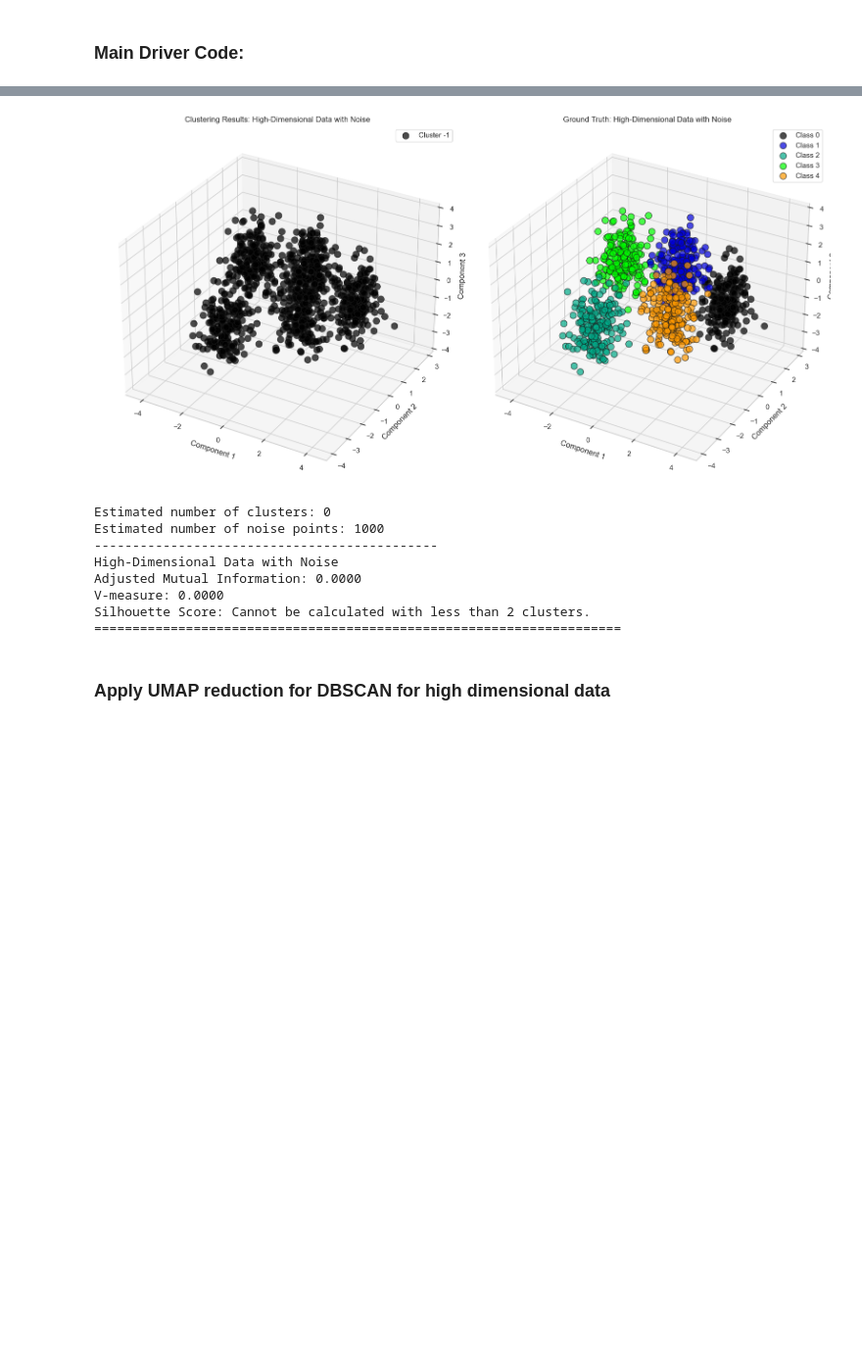
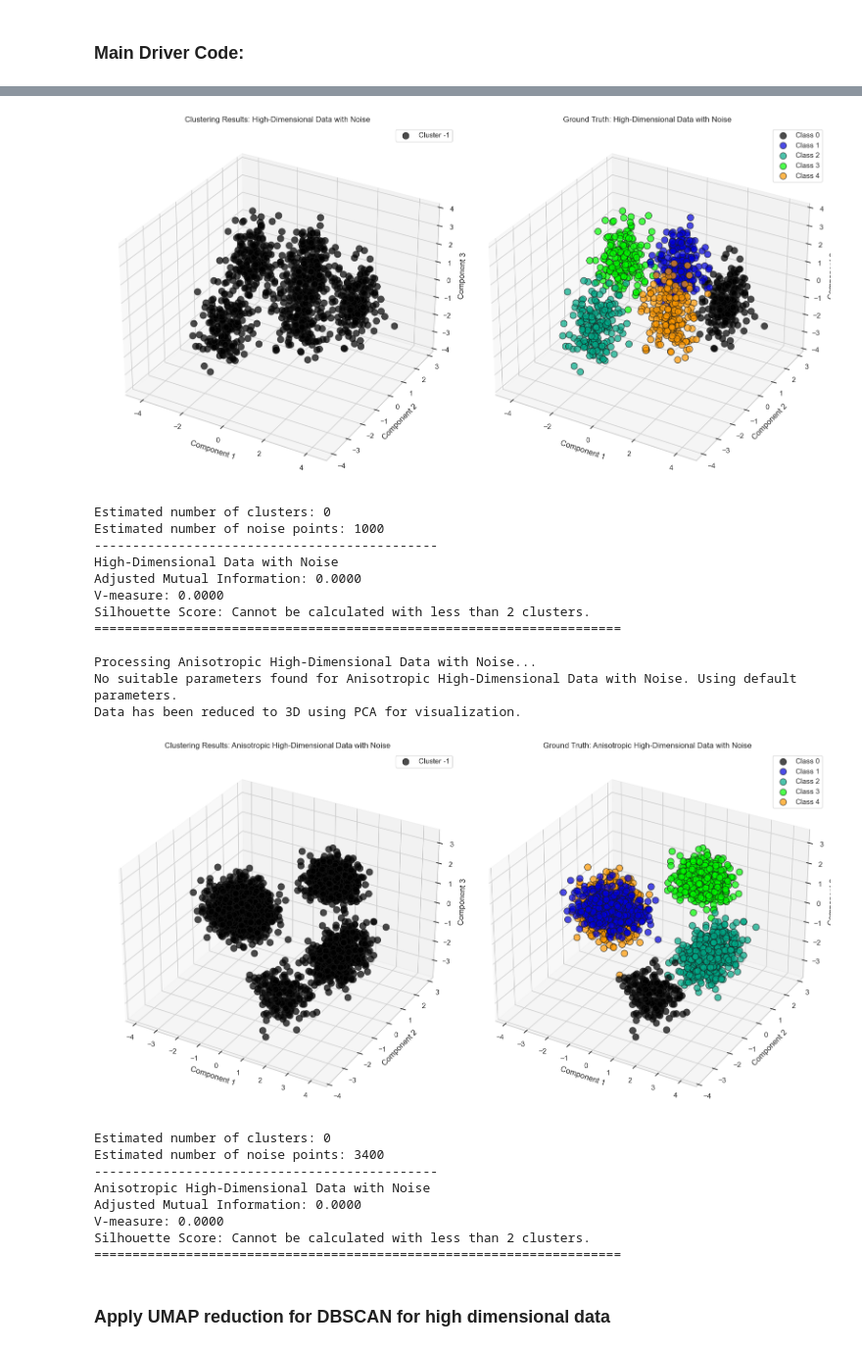
Before and after one commit to nalin0503/SC4020-DA-M, a Jupyter notebook: dbscan.ipynb, the cells around one changed output, grey strips where cells are left out. Shown at 98% size. Saved outputs shown, nothing was run; the diff lists cells and outputs as text; code cells hidden in the pictures; blank space fills up the shorter version.

Commit message:
Final changes, anisotropic high dim cases for density clustering

```diff
--- a/dbscan.ipynb
+++ b/dbscan.ipynb
@@ -85,8 +85,8 @@ datasets = [
     ('anisotropic_blobs.csv', {}, 'Anisotropic Gaussian Blobs'),
     ('moons_circles.csv', {}, 'Moons and Circles'),
     ('overlapping_clusters.csv', {}, 'Overlapping Clusters'),
-    ('high_dimensional_data.csv', {}, 'High-Dimensional Data with Noise')
-]
+    ('high_dimensional_data.csv', {}, 'High-Dimensional Data with Noise'),
+    ('anisotropic_high_dimensional_data3.csv', {}, 'Anisotropic High-Dimensional Data with Noise')] # additional dataset for Density based algorithms
 # %% [markdown]
 ### Main Driver Code:
 # %%
@@ -112,6 +112,9 @@ for filename, params, title in datasets:
     elif title == 'High-Dimensional Data with Noise':
         eps_values = np.linspace(0.5, 5.0, 10)
         min_samples_values = range(2, 30, 4)
+    elif title == 'Anisotropic High-Dimensional Data with Noise': # Additional
+        eps_values = np.linspace(0.5, 5.0, 10)
+        min_samples_values = range(2, 30, 4)
     else:
         eps_values = np.linspace(0.1, 1.0, 10)
         min_samples_values = range(2, 20, 2)
@@ -162,33 +165,46 @@ Estimated number of clusters: 4
 Estimated number of noise points: 0
 ---------------------------------------------
 Moons and Circles
 Adjusted Mutual Information: 1.0000
 V-measure: 1.0000
 =====================================================================
 
 Processing Overlapping Clusters...
 Best parameters for Overlapping Clusters: eps=0.2, min_samples=18
 [figure]
 Estimated number of clusters: 3
 Estimated number of noise points: 272
 ---------------------------------------------
 Overlapping Clusters
 Adjusted Mutual Information: 0.4827
 V-measure: 0.4839
 =====================================================================
 
 Processing High-Dimensional Data with Noise...
 No suitable parameters found for High-Dimensional Data with Noise. Using default parameters.
 Data has been reduced to 3D using PCA for visualization.
 [figure]
 Estimated number of clusters: 0
 Estimated number of noise points: 1000
 ---------------------------------------------
 High-Dimensional Data with Noise
 Adjusted Mutual Information: 0.0000
 V-measure: 0.0000
 Silhouette Score: Cannot be calculated with less than 2 clusters.
 =====================================================================
+
+Processing Anisotropic High-Dimensional Data with Noise...
+No suitable parameters found for Anisotropic High-Dimensional Data with Noise. Using default parameters.
+Data has been reduced to 3D using PCA for visualization.
+[figure, added]
+Estimated number of clusters: 0
+Estimated number of noise points: 3400
+---------------------------------------------
+Anisotropic High-Dimensional Data with Noise
+Adjusted Mutual Information: 0.0000
+V-measure: 0.0000
+Silhouette Score: Cannot be calculated with less than 2 clusters.
+=====================================================================
 # %% [markdown]
 ### Apply UMAP reduction for DBSCAN for high dimensional data
 # %%
```
Also changed, not shown: parts of 3 cells of this notebook, 6 other files.
